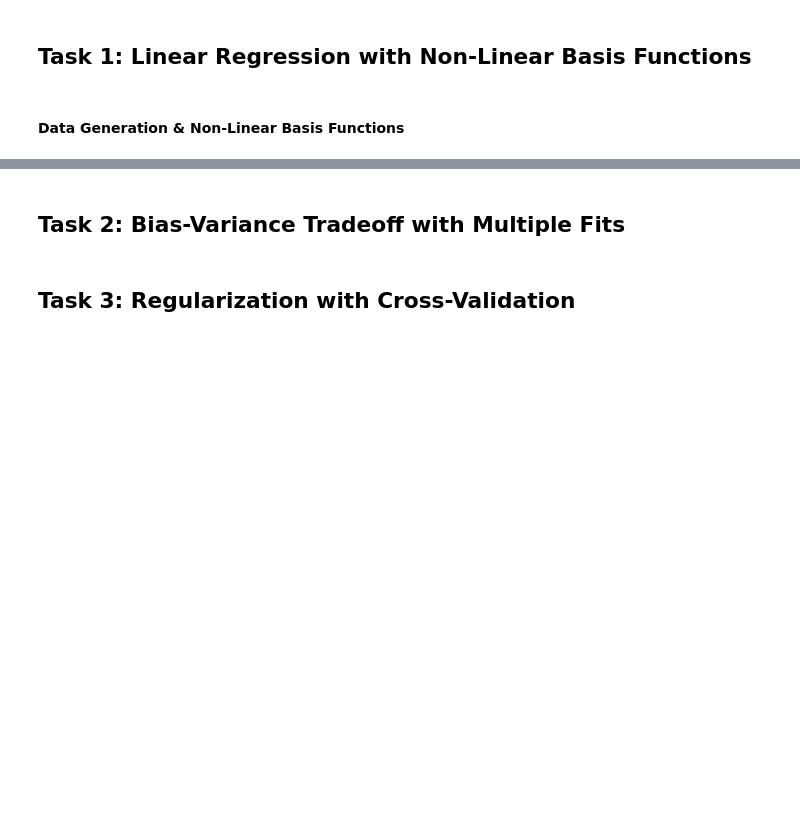
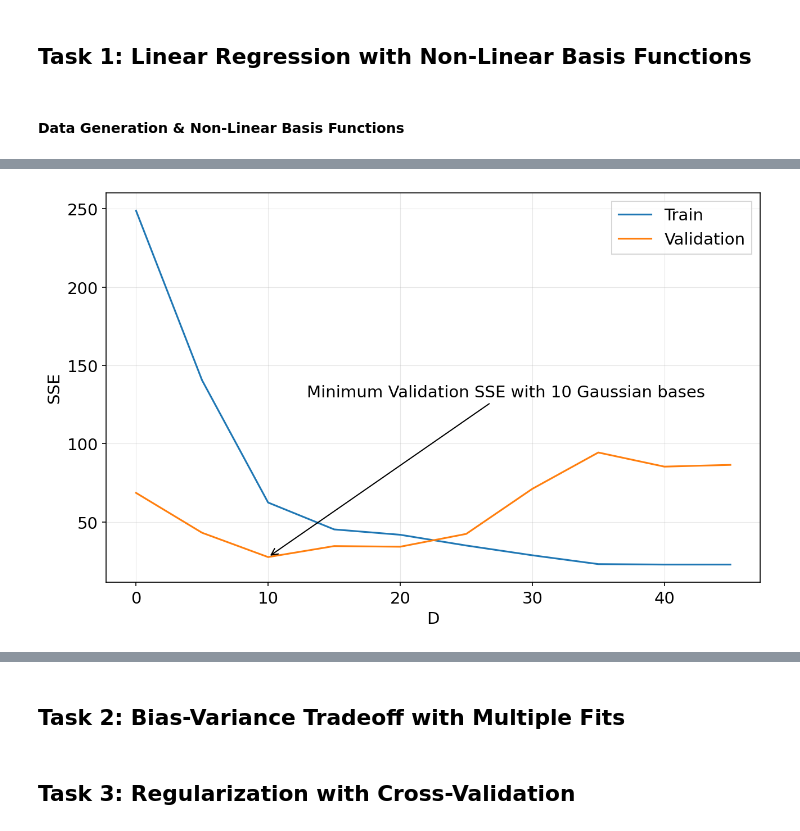
Before and after one commit to audrey352/PHYS551, a Jupyter notebook: Assignment2/A2_notebook.ipynb, the cells around one changed output, grey strips where cells are left out. Drawn from its saved outputs; the diff is of its cells as text; code cells hidden in the pictures; blank space fills up the shorter version.

```diff
--- a/Assignment2/A2_notebook.ipynb
+++ b/Assignment2/A2_notebook.ipynb
@@ -40,0 +197,48 @@ Minimum Deliverables:
+# %%
+# -- 4. Model Selection
+
+train_val_split = 0.8 # train/val split ratio
+trainsize = int(len(x)*train_val_split)
+
+# setting seeds to get the appropriate error for each datum
+seed = 1
+np.random.seed(seed)
+xtrain = np.random.choice(x, size=trainsize, replace=False)
+np.random.seed(seed)
+errtrain = np.random.choice(err, size=trainsize, replace=False)
+
+xval = np.array([i for i in x if i not in xtrain])
+errval = np.array([e for e in err if e not in errtrain])
+
+
+# train the models
+models = {}
+sse_train = []
+sse_val = []
+D = np.arange(0,45+1, 5)
+for d in D:
+  model = LinearRegression()
+  bases = np.arange(0, d)
+  mu = np.min(xtrain) + (np.max(xtrain) - np.min(xtrain))/(d-1) * bases
+  phi = gaussian(xtrain[:,None], mu[None,:])
+
+  yh = model.fit_analytical(phi, y(xtrain, errtrain)).predict(phi)
+
+  sse_train.append(SSE(y(xtrain, errtrain), yh))
+  sse_val.append(SSE(y(xval, errval), model.predict(gaussian(xval[:,None], mu[None,:]))))
+  models[d] = model
+
+
+valmin = np.min(sse_val)
+valmin_D = D[np.where(sse_val == valmin)[0][0]]
+
+plt.figure()
+plt.plot(D, sse_train, label='Train')
+plt.plot(D, sse_val, label='Validation')
+plt.annotate(f'Minimum Validation SSE with {valmin_D} Gaussian bases', (valmin_D, valmin), xytext=(28,130), ha='center', arrowprops=dict(facecolor='black', arrowstyle='->'))
+plt.xlabel('D')
+plt.ylabel('SSE')
+plt.legend()
+plt.show()
+# %% [output]
+[figure, added]
```
Also changed, not shown: parts of 9 cells of this notebook.
